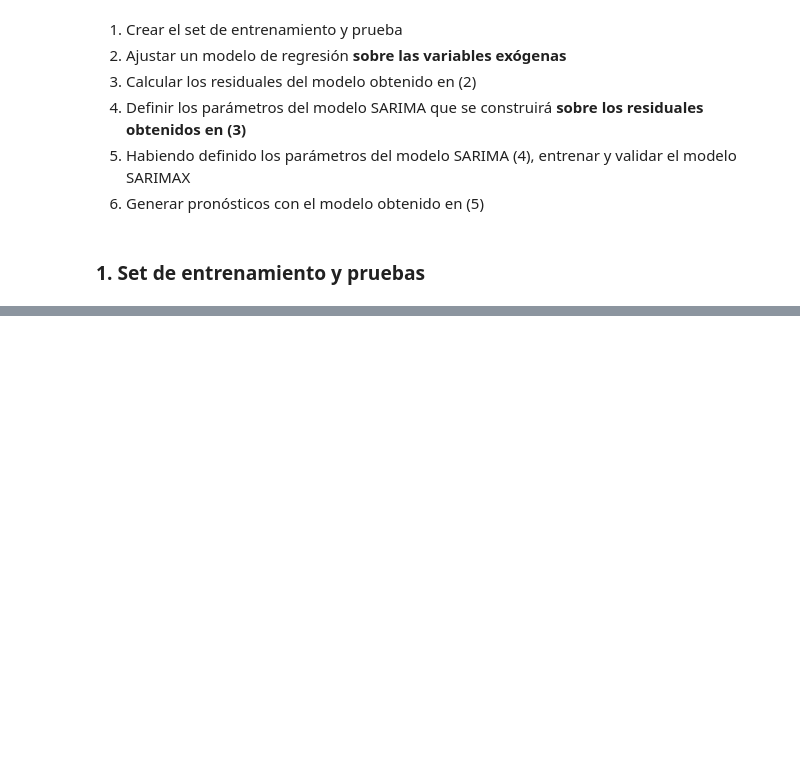
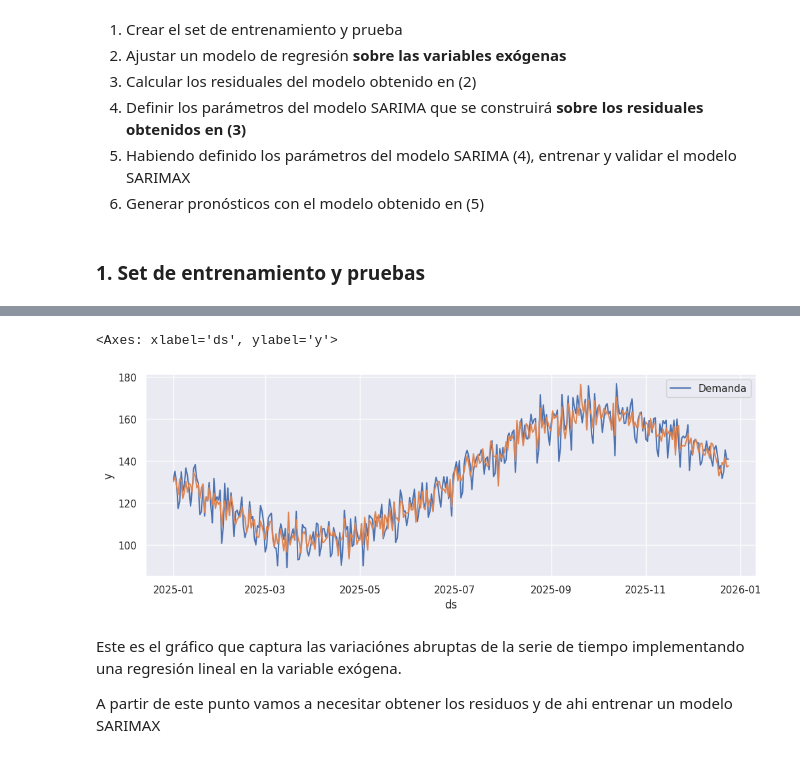
Before and after one commit to JairRamosG/Series_de_Tiempo, a Jupyter notebook: 09_SARIMAX/SARIMAX.ipynb, the cells around one changed output, grey strips where cells are left out. Cells and saved outputs as stored; diff of their text form; code cells hidden in the pictures; blank space fills up the shorter version.

```diff
--- a/09_SARIMAX/SARIMAX.ipynb
+++ b/09_SARIMAX/SARIMAX.ipynb
@@ -106,0 +138,11 @@ plt.tight_layout();
+# %%
+mlf = MLForecast(models = [LinearRegression()], freq='d')
+
+mlf.fit(
+    df = df_train,
+    fitted = True, # para hacer la predicción in-sample y obtener los residuos
+    static_features = [] # para indicar que se usa una exógena de valores contínuos
+    )
+
+pred_is = mlf.forecast_fitted_values()
+pred_is
@@ -106,0 +163,10 @@ plt.tight_layout();
+# %%
+sns.lineplot(pred_is, x = 'ds', y = 'y', label = 'Demanda')
+sns.lineplot(pred_is, x = 'ds', y = 'LinearRegression')
+# %% [output]
+<Axes: xlabel='ds', ylabel='y'>
+[figure, added]
+# %% [markdown]
+Este es el gráfico que captura las variaciónes abruptas de la serie de tiempo implementando una regresión lineal en la variable exógena.
+
+A partir de este punto vamos a necesitar obtener los residuos y de ahi entrenar un modelo SARIMAX
```
Also changed, not shown: parts of 7 cells of this notebook.
